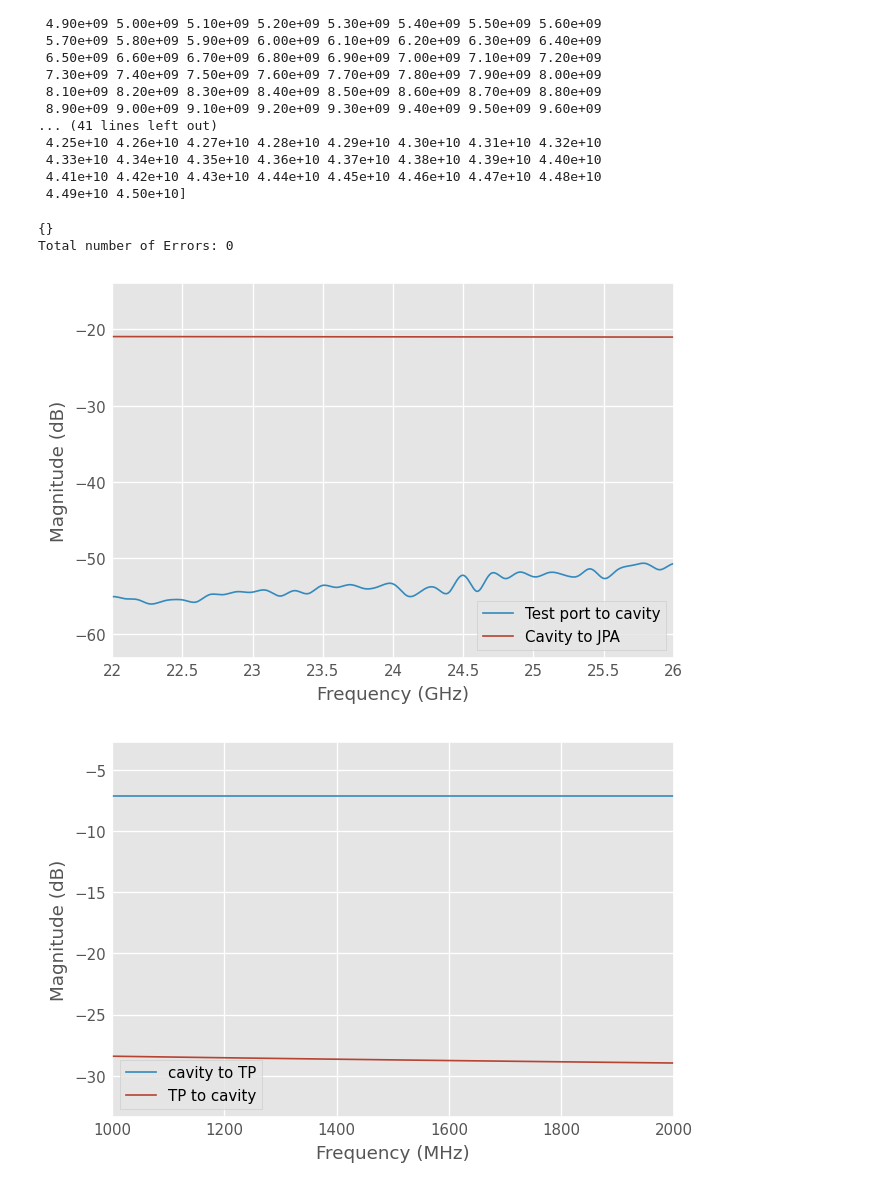
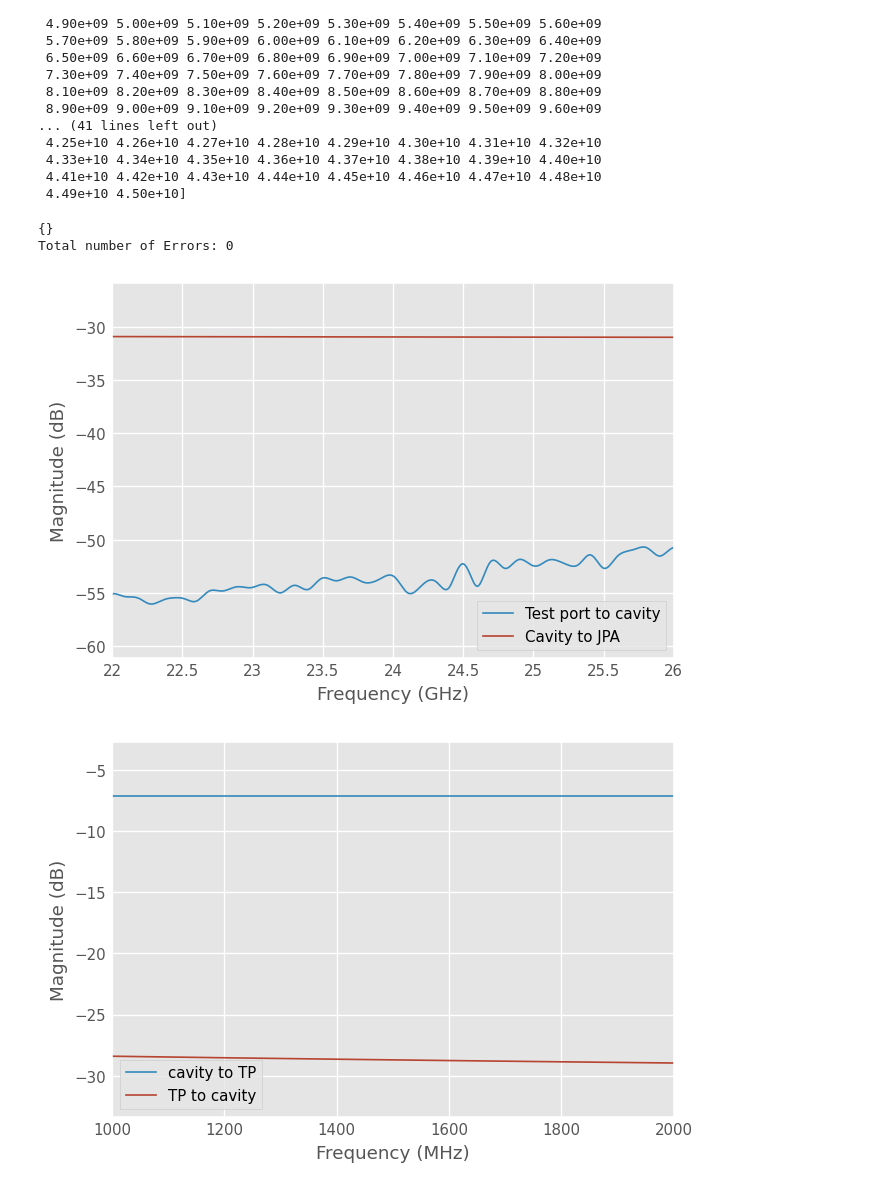
Before and after one commit to project8/scikit-rf, a Jupyter notebook: doc/source/examples/noisynetworks/multi_network_thermal_example.ipynb, the cells around one changed output. Drawn from its saved outputs; the diff is of its cells as text; code cells hidden in the pictures.

Commit message:
changed our example to add the other attenuator, also writing a little section to nest and cascade a bunch of 2-ports, but it is not working bc of the circulator

```diff
--- a/doc/source/examples/noisynetworks/multi_network_thermal_example.ipynb
+++ b/doc/source/examples/noisynetworks/multi_network_thermal_example.ipynb
@@ -452,7 +465,9 @@ frequency_meg1 = rf.Frequency(start=22, stop=26, npoints=450, unit='GHz')
 #changed ot our freq
 amp_meg1=return_amp_params(amp_path_meg,amplifier_NF_path_meg,frequency_meg1,sat_check = False, vendor = True, Temp = 29)
 
-admx_coax = Coaxial(frequency_meg1, z0=50, Dint=0.000652328, Dout=0.0022, epsilon_r=2.1, tan_delta=0.003, sigma=6.14E+07)
+admx_coax_meg = Coaxial(frequency_meg1, z0=50, Dint=0.000652328, Dout=0.0022, epsilon_r=2.1, tan_delta=0.003, sigma=6.14E+07)
+
+
 #havent changed this part yet
 #########################################################################################################################
 # Create Test port run for 1 leg (total of 4).
@@ -462,7 +477,7 @@ admx_coax = Coaxial(frequency_meg1, z0=50, Dint=0.000652328, Dout=0.0022, epsilo
 # Convert Network to NoisyNetwork
 
 
-cable_4K = admx_coax.line(0.3, 'm', embed=True)
+cable_4K = admx_coax_meg.line(0.3, 'm', embed=True)
 ##changed to 4k and to .3m
 # Convert Network to NoisyNetwork
 cable_4K = rf.NoisyNetwork(cable_4K)
@@ -476,11 +491,11 @@ Circ_1 = rf.noisyComponents.Circulator(.25, frequency = frequency_meg1, iso_db =
 #not totally sure ab these numbers first of all I have negative values only, also why dont we have more s parameters also shouldnt this be stepping thru diff vals @diff freqs
 
 Test_port_1leg= rf.MultiNoisyNetworkSystem()
-
-Test_port_1leg.add(cable_4K, r'1_cable')
-Test_port_1leg.add(Attn1_4K, r'2_atten')
-Test_port_1leg.add(Circ_1, r'3_circ')
-Test_port_1leg.add(amp_meg1, r'4_amp')
+Test_port_1leg.add(Attn2_40K,r'1_attn')
+Test_port_1leg.add(cable_4K, r'2_cable')
+Test_port_1leg.add(Attn1_4K, r'3_attn')
+Test_port_1leg.add(Circ_1, r'4_circ')
+Test_port_1leg.add(amp_meg1, r'5_amp')
 #Test_port_1leg.add(cable_10K, r'2_cable')
 
 
@@ -492,22 +507,17 @@ Test_port_1leg.add(amp_meg1, r'4_amp')
 
 
 
-Test_port_1leg.connect(r'1_cable', 2, r'2_atten', 1)
-Test_port_1leg.connect(r'2_atten', 2, r'3_circ', 1)
-Test_port_1leg.connect(r'3_circ', 2, r'4_amp', 1)
-# Test_port_1leg.connect(r'4_atten', 2, r'5_atten', 1)
-# Test_port_1leg.connect(r'5_atten', 2, r'6_atten', 1)
-# Test_port_1leg.connect(r'6_atten', 2, r'7_atten', 1)
-# Test_port_1leg.connect(r'7_atten', 2, r'8_atten', 1)
-# Test_port_1leg.connect(r'7_atten', 2, r'8_atten', 1)
-# Test_port_1leg.connect(r'8_atten', 2, r'9_circ', 2)
+Test_port_1leg.connect(r'1_attn', 2, r'2_cable', 1)
+Test_port_1leg.connect(r'2_cable', 2, r'3_attn', 1)
+Test_port_1leg.connect(r'3_attn', 2, r'4_circ', 1)
+Test_port_1leg.connect(r'4_circ', 2, r'5_amp', 1)
 
 ####
 #bug fixed!!
 ###
-Test_port_1leg.external_port(r'1_cable' , 1, 1) # to cold electronics
-Test_port_1leg.external_port(r'3_circ' , 3, 2) # cavity
-Test_port_1leg.external_port(r'4_amp', 2, 3) # test port
+Test_port_1leg.external_port(r'1_attn' , 1, 1) # to cold electronics
+Test_port_1leg.external_port(r'4_circ' , 3, 2) # cavity
+Test_port_1leg.external_port(r'5_amp', 2, 3) # test port
 #this was a shot in the dark last time and probs will be again
 
 # # the verify function make sure that all the ports have been asigned and that everything is consistant for the reduction algorithm
@@ -516,34 +526,34 @@ print(e)
 for error in e:
     print(error)
 print("Total number of Errors: " + str(en))
 
 Test_port = Test_port_1leg.reduce()
 
 plt.figure()
 Test_port.plot_s_db(m = 1,n = 2, label = 'Test port to cavity')
 Test_port.plot_s_db(m = 0,n = 1, label = 'Cavity to JPA')
 
 plt.show()
 
 #calculate T0. This should be incorporated into scikit-rf somewhere as a funtion in a class
 # A_temps = npy.identity(npy.shape(Test_port.s)[1])
 # A_temps[0,0] = 0
 # A_temps[1,1] = 1
 # A_temps[2,2] = 1
 
 # kb_SAS1 = K_BOLTZMANN*npy.matmul(Test_port.s,npy.matmul(A_temps,npy.conjugate(Test_port.s.swapaxes(1, 2))))
 
 # T_CW_P2 = np.real(Test_port.cs[:,0,0]/(kb_SAS1[:,0,0]))
 
 # plt.figure()
 # #plot(frequency.f/1e9,T_CW_P1, label = 'T0 P1')
 # plot(frequency.f/1e9,T_CW_P2, label = 'T0 P1')
 # legend()
 # plt.show()
 # %% [output]
 {}
 Total number of Errors: 0
-[figure, old version]
+[figure, new version]
 # %%
 #########################################################################################################################
 # Wilkinson Divider 4-way
```
Also changed, not shown: parts of 4 cells of this notebook.
